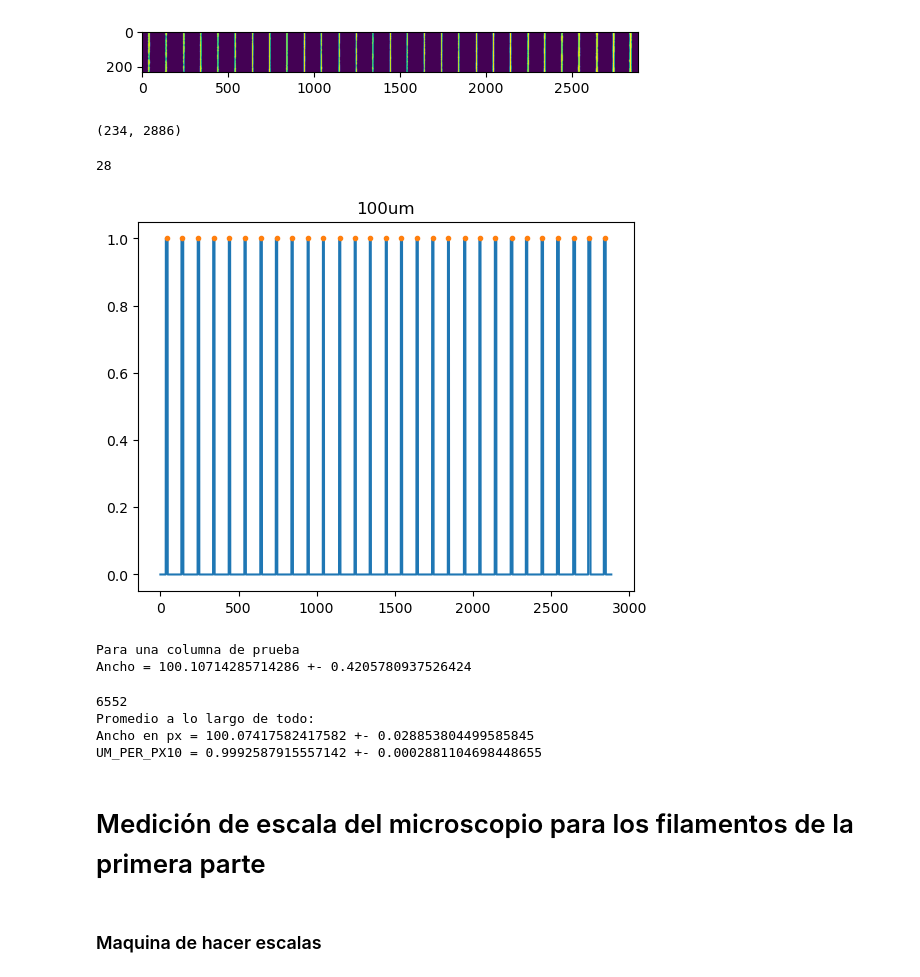
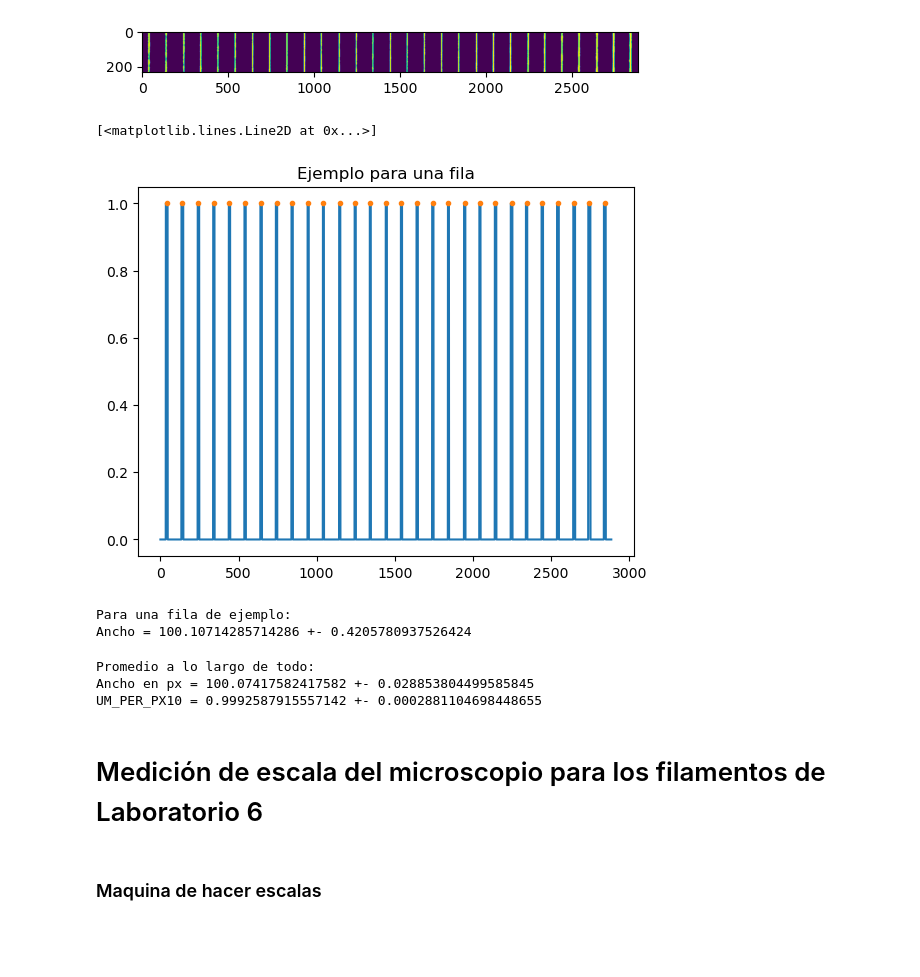
Before and after one commit to gardianc/Nado-ondulatorio, a Jupyter notebook: escala.ipynb, the cells around one changed output. Saved outputs shown, nothing was run; the diff lists cells and outputs as text; code cells hidden in the pictures; blank space fills up the shorter version.

Commit message:
comentarios a escala.ipynb

```diff
--- a/escala.ipynb
+++ b/escala.ipynb
@@ -32,42 +34,35 @@ plt.imshow(im_th)
 # %%
 row = im_th[0]
 i, dict = find_peaks(row)
-print(np.shape(im_th))
+plt.figure()
+plt.title('Ejemplo para una fila')
 plt.plot([i for i in range(0, len(row))], row)
 plt.plot(i, row[i], '.')
-plt.title('100um')
-len(np.diff(i))
 # %% [output]
-(234, 2886)
+[<matplotlib.lines.Line2D at 0x...>]
-28
-[figure, old version]
+[figure, new version]
 # %%
 width = np.mean(np.diff(i))
 err_width = np.std(np.diff(i))/np.sqrt(len(np.diff(i)))
-print(f'Para una columna de prueba\nAncho = {width} +- {err_width}')
+print(f'Para una fila de ejemplo:\nAncho = {width} +- {err_width}')
 # %% [output]
-Para una columna de prueba
+Para una fila de ejemplo:
 Ancho = 100.10714285714286 +- 0.4205780937526424
 # %%
 masterlist = []
 for row in im_th:
     i, dict = find_peaks(row)
     width = list(np.diff(i))
-    # err_width = np.std(np.diff(i))/np.sqrt(len(np.diff(i)))
-    # width
     masterlist += width
-    # print(len(width))
-print(len(masterlist))
 ancho_px = np.mean(masterlist)
 err_px = np.std(masterlist)/np.sqrt(len(masterlist))
 print(f'Promedio a lo largo de todo:\nAncho en px = {ancho_px} +- {err_px}\nUM_PER_PX10 = {100/ancho_px} +- {err_px*np.abs(100/(ancho_px**2))}')
 # %% [output]
-6552
 Promedio a lo largo de todo:
 Ancho en px = 100.07417582417582 +- 0.028853804499585845
 UM_PER_PX10 = 0.9992587915557142 +- 0.0002881104698448655
 # %% [markdown]
-# Medición de escala del microscopio para los filamentos de la primera parte
+# Medición de escala del microscopio para los filamentos de Laboratorio 6
 # %% [markdown]
 ### Maquina de hacer escalas
 # %%
```
Also changed, not shown: parts of 1 cell of this notebook.
